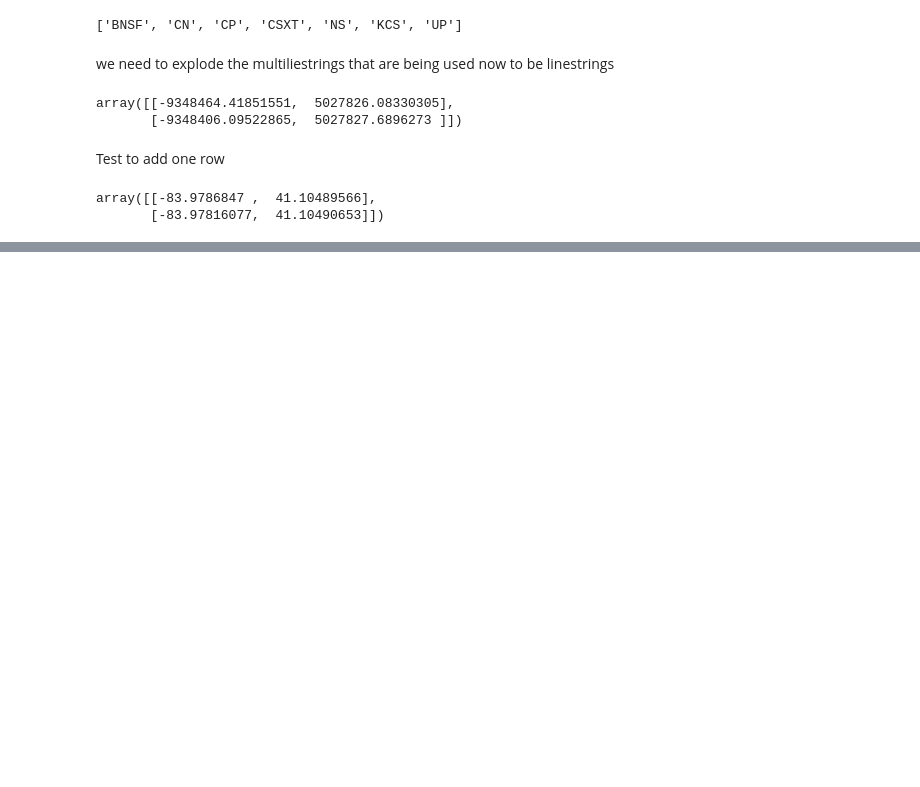
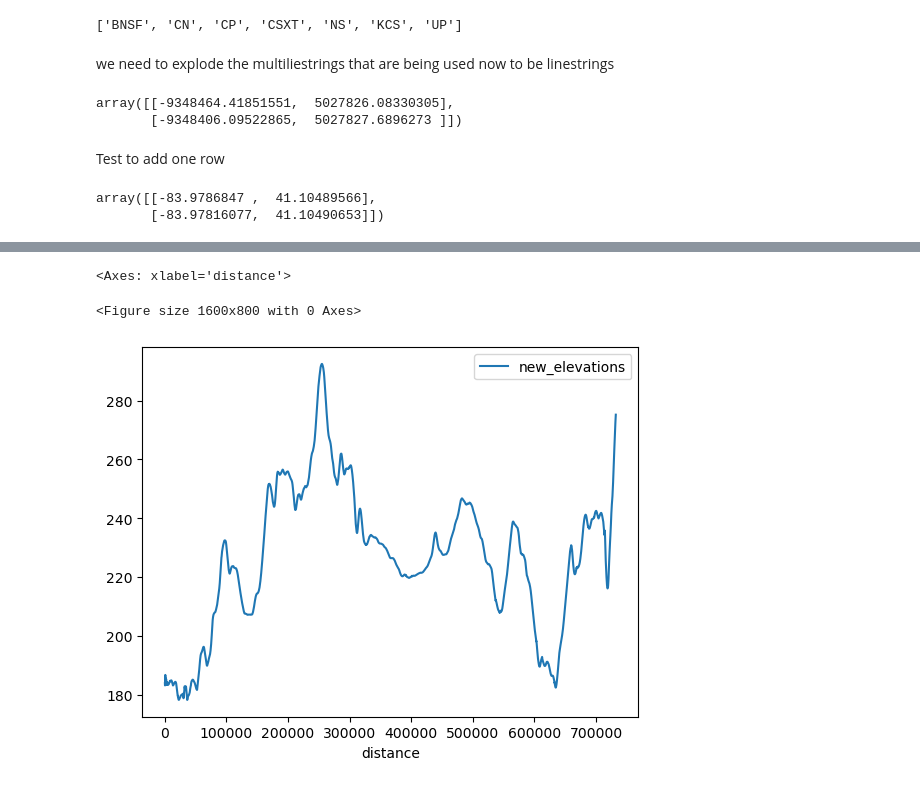
Before and after one commit to ARPA-E-LOCOMOTIVES/SCORE, a Jupyter notebook: score/utility/narn/notebooks/47th-MPH.ipynb, the cells around one changed output, grey strips where cells are left out. Drawn from its saved outputs; the diff is of its cells as text; code cells hidden in the pictures; blank space fills up the shorter version.

```diff
--- a/score/utility/narn/notebooks/47th-MPH.ipynb
+++ b/score/utility/narn/notebooks/47th-MPH.ipynb
@@ -321,0 +492,14 @@ KeyboardInterrupt:
+# %%
+x=np.insert(np.array(seg_df['distance']),0,0.0,axis=0)
+# %%
+y=np.insert(np.array(seg_df['elevation']),0, start_elevation, axis=0)
+# %%
+new_elevations = savgol_nonuniform(x,y, 53, 3, 0)
+seg_df['new_elevations']=new_elevations[1:]
+# %%
+plt.figure(figsize=(16, 8))
+seg_df.plot(x="distance", y=["new_elevations"])
+# %% [output]
+<Axes: xlabel='distance'>
+<Figure size 1600x800 with 0 Axes>
+[figure, added]
```
Also changed, not shown: parts of 39 cells of this notebook, 4 other files.
